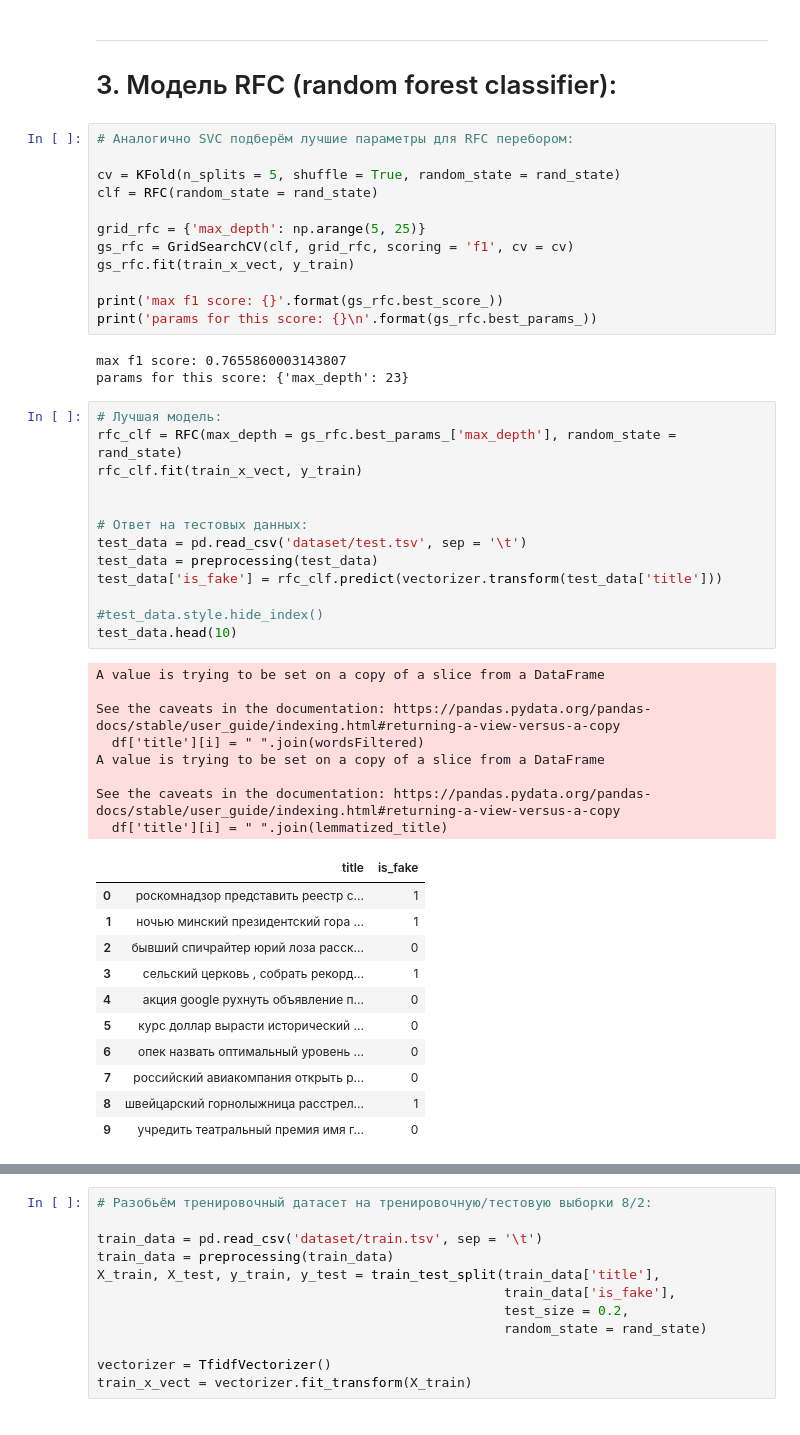
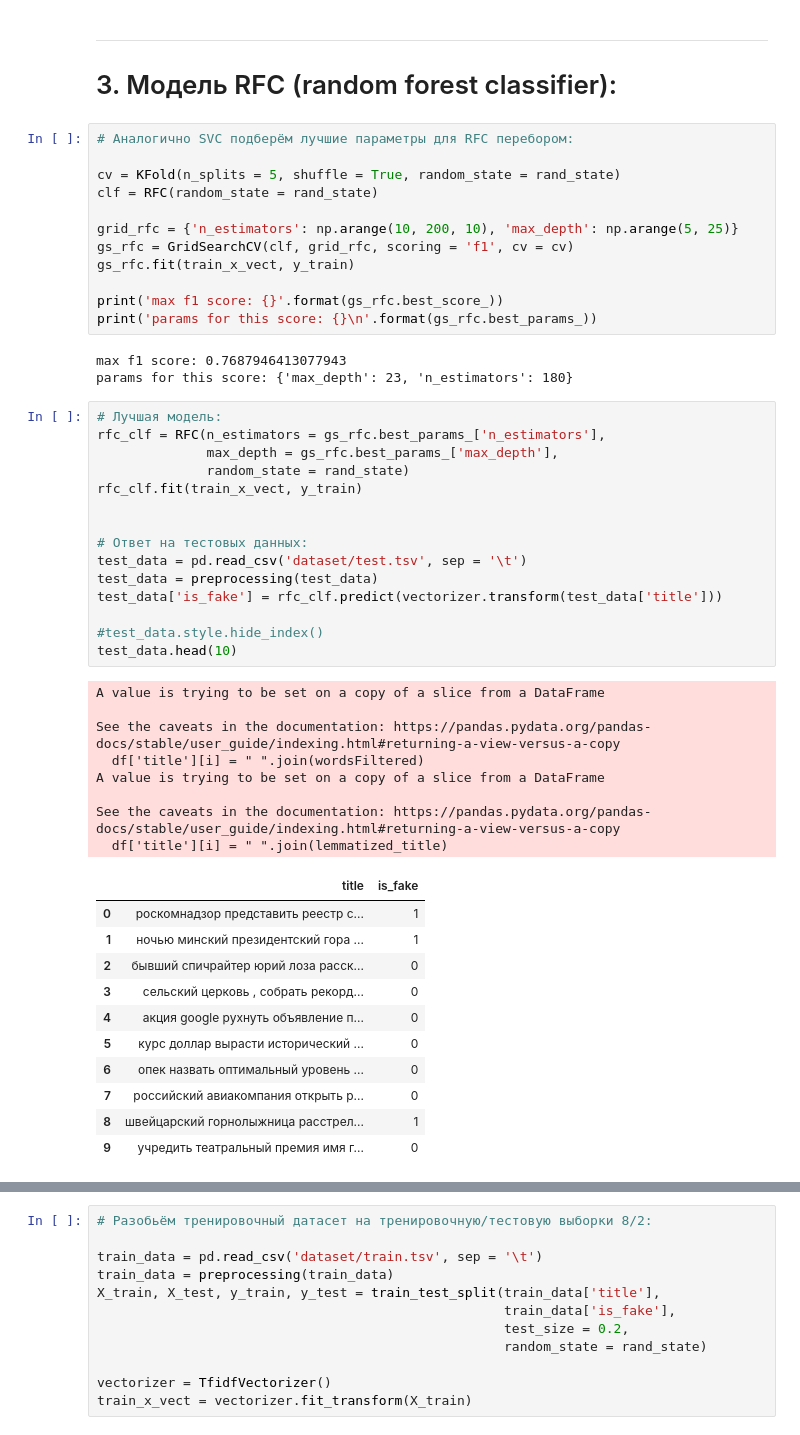
Before and after one commit to belpablo/smth_for_fun, a Jupyter notebook: KONTUR/solution/Kontur_test.ipynb, the cells around one changed output, grey strips where cells are left out. Drawn from its saved outputs; the diff is of its cells as text.

```diff
--- a/KONTUR/solution/Kontur_test.ipynb
+++ b/KONTUR/solution/Kontur_test.ipynb
@@ -250,42 +250,44 @@ See the caveats in the documentation: https://pandas.pydata.org/pandas-docs/stab
 cv = KFold(n_splits = 5, shuffle = True, random_state = rand_state)
 clf = RFC(random_state = rand_state)
 
-grid_rfc = {'max_depth': np.arange(5, 25)}
+grid_rfc = {'n_estimators': np.arange(10, 200, 10), 'max_depth': np.arange(5, 25)}
 gs_rfc = GridSearchCV(clf, grid_rfc, scoring = 'f1', cv = cv)
 gs_rfc.fit(train_x_vect, y_train)
 
 print('max f1 score: {}'.format(gs_rfc.best_score_))
 print('params for this score: {}\n'.format(gs_rfc.best_params_))
 # %% [output]
-max f1 score: 0.7655860003143807
-params for this score: {'max_depth': 23}
+max f1 score: 0.7687946413077943
+params for this score: {'max_depth': 23, 'n_estimators': 180}
 # %%
 # Лучшая модель:
-rfc_clf = RFC(max_depth = gs_rfc.best_params_['max_depth'], random_state = rand_state)
+rfc_clf = RFC(n_estimators = gs_rfc.best_params_['n_estimators'],
+              max_depth = gs_rfc.best_params_['max_depth'],
+              random_state = rand_state)
 rfc_clf.fit(train_x_vect, y_train)
 
 
 # Ответ на тестовых данных:
 test_data = pd.read_csv('dataset/test.tsv', sep = '\t')
 test_data = preprocessing(test_data)
 test_data['is_fake'] = rfc_clf.predict(vectorizer.transform(test_data['title']))
 
 #test_data.style.hide_index()
 test_data.head(10)
 # %% [output]
 A value is trying to be set on a copy of a slice from a DataFrame
 
 See the caveats in the documentation: https://pandas.pydata.org/pandas-docs/stable/user_guide/indexing.html#returning-a-view-versus-a-copy
   df['title'][i] = " ".join(wordsFiltered)
 A value is trying to be set on a copy of a slice from a DataFrame
 
 See the caveats in the documentation: https://pandas.pydata.org/pandas-docs/stable/user_guide/indexing.html#returning-a-view-versus-a-copy
   df['title'][i] = " ".join(lemmatized_title)
 |  | title | is_fake |
 | 0 | роскомнадзор представить реестр с... | 1 |
 | 1 | ночью минский президентский гора ... | 1 |
 | 2 | бывший спичрайтер юрий лоза расск... | 0 |
-| 3 | сельский церковь , собрать рекорд... | 1 |
+| 3 | сельский церковь , собрать рекорд... | 0 |
 | 4 | акция google рухнуть объявление п... | 0 |
 | 5 | курс доллар вырасти исторический ... | 0 |
 | 6 | опек назвать оптимальный уровень ... | 0 |
```
Also changed, not shown: parts of 6 cells of this notebook.
